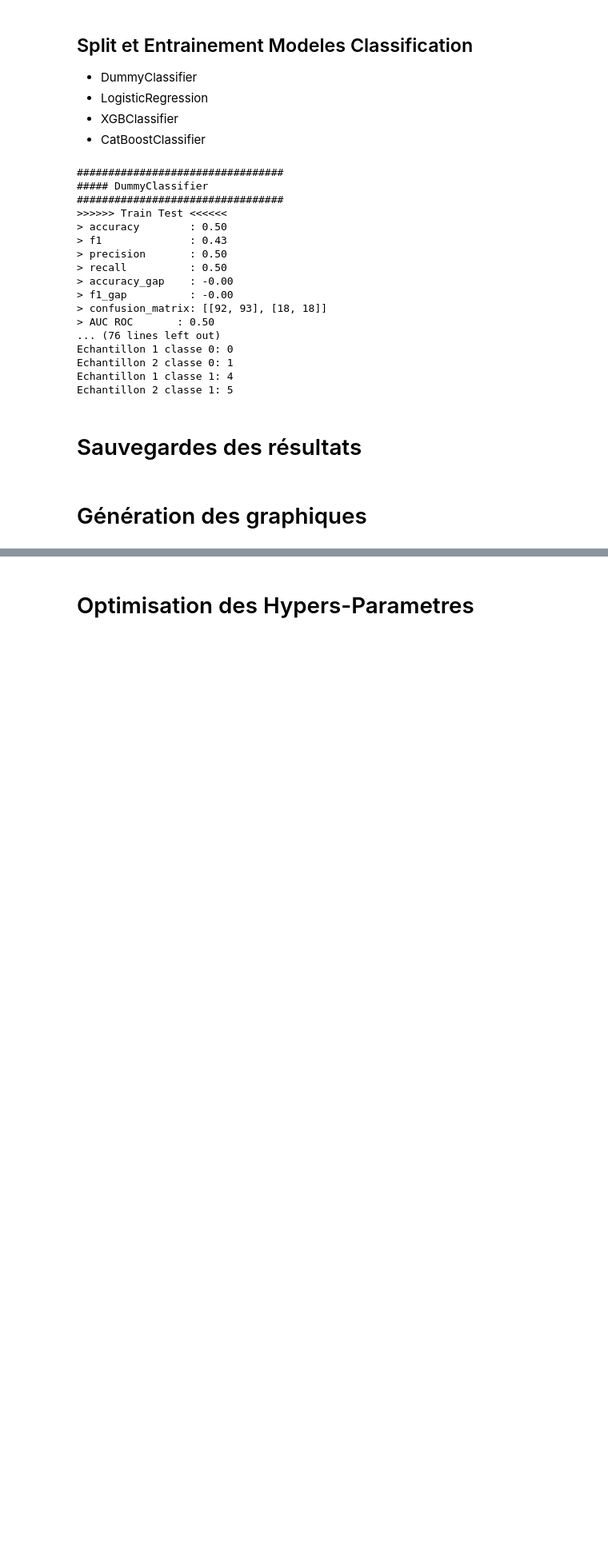
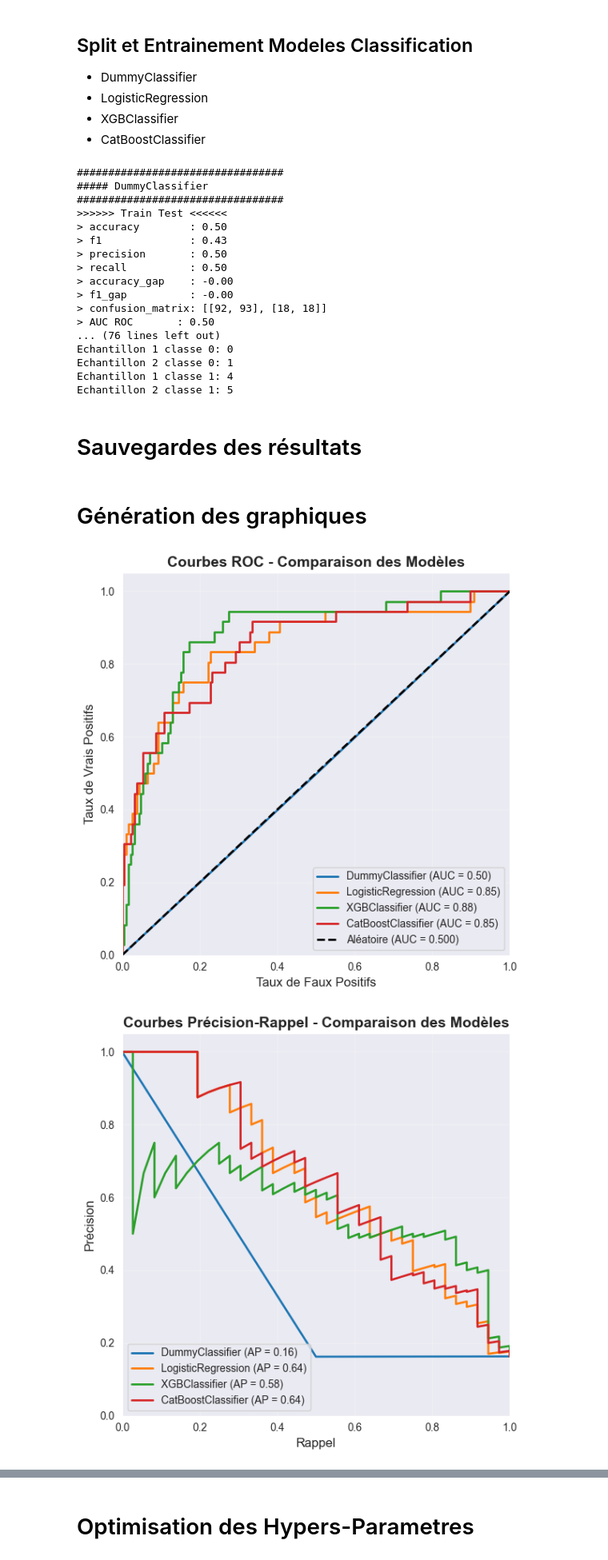
Before and after one commit to ticoraph/HRAnalytics, a Jupyter notebook: 3_Feature_Modelisation.ipynb, the cells around one changed output, grey strips where cells are left out. Shown at 80% size. Cells and saved outputs as stored; diff of their text form; code cells hidden in the pictures; blank space fills up the shorter version.

```diff
--- a/3_Feature_Modelisation.ipynb
+++ b/3_Feature_Modelisation.ipynb
@@ -598,7 +598,7 @@ def _plot_binary_roc_curves(all_curves):
     """
     Courbes ROC pour classification binaire.
     """
-    plt.figure(figsize=(10, 8))
+    plt.figure(figsize=(6, 6))
 
     for data in all_curves:
         model_name = data['model']
@@ -631,7 +631,7 @@ def _plot_binary_roc_curves(all_curves):
     plt.legend(loc="lower right", fontsize=10)
     plt.grid(alpha=0.3)
     plt.tight_layout()
-
+    plt.show()
     filename = f'images/classification_roc_curves.png'
     plt.savefig(filename, dpi=300, bbox_inches='tight')
     plt.close()
@@ -640,7 +640,7 @@ def _plot_binary_pr_curves(all_curves):
     """
     Courbes Précision-Rappel pour classification binaire.
     """
-    plt.figure(figsize=(10, 8))
+    plt.figure(figsize=(6, 6))
 
     for data in all_curves:
         model_name = data['model']
@@ -669,7 +669,7 @@ def _plot_binary_pr_curves(all_curves):
     plt.legend(loc="lower left", fontsize=10)
     plt.grid(alpha=0.3)
     plt.tight_layout()
-
+    plt.show()
     filename = f'images/classification_precision_recall_curves.png'
     plt.savefig(filename, dpi=300, bbox_inches='tight')
     plt.close()
@@ -858,6 +956,10 @@ def _plot_shap(all_shap_metadata):
 # %%
 _plot_binary_roc_curves(all_curves)
 _plot_binary_pr_curves(all_curves)
-_plot_permutation_importance(all_compute_perm_imp)
-_plot_native_feature_importance(all_compute_perm_imp) # , all_importances_metadata
+#_plot_permutation_importance(all_compute_perm_imp)
+#_plot_native_feature_importance(all_compute_perm_imp)
+_plot_feature_importance(all_compute_perm_imp)
 _plot_shap(all_shap_metadata)
+# %% [output]
+[figure, added]
+[figure, added]
```
Also changed, not shown: parts of 4 cells of this notebook, 3 other files.
